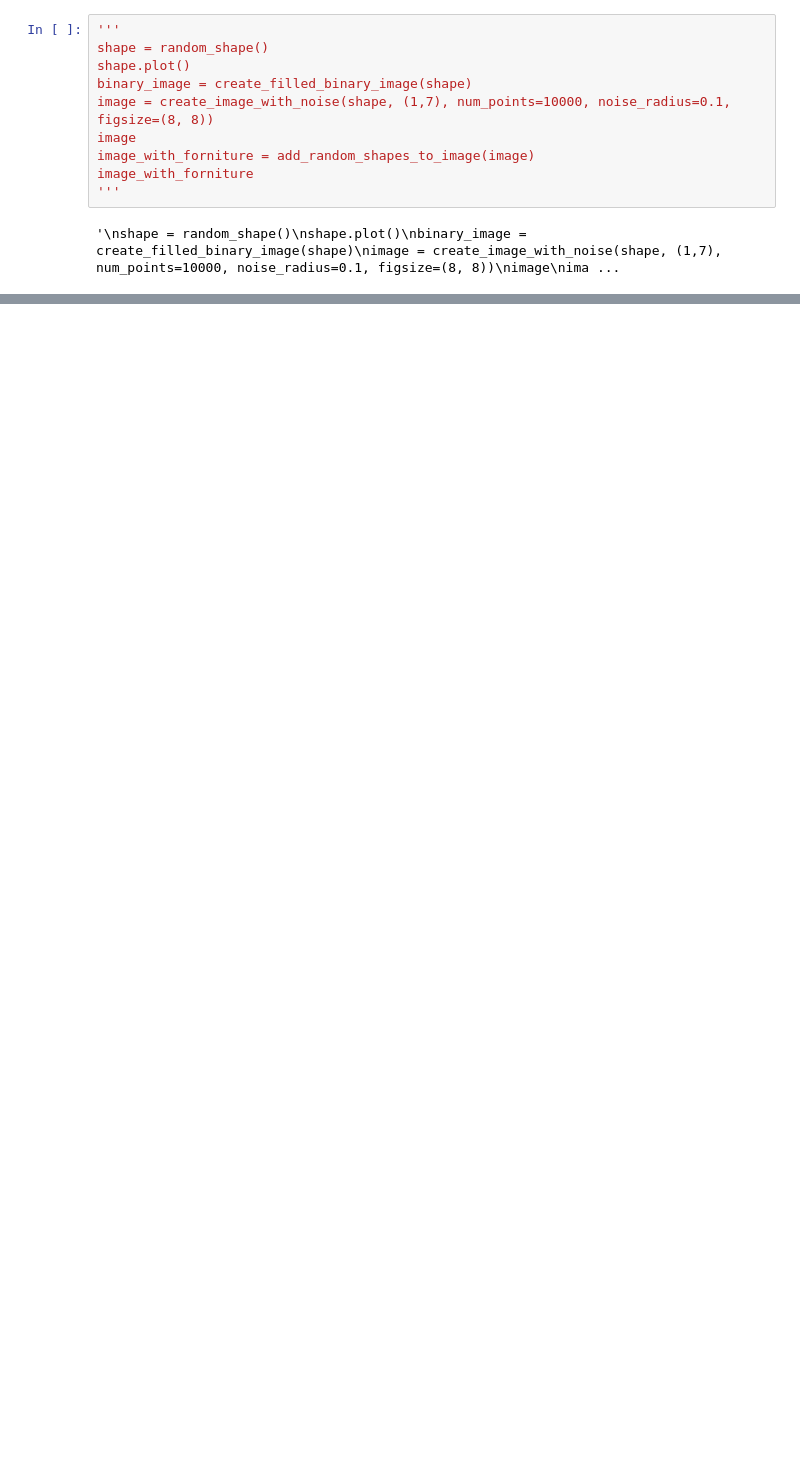
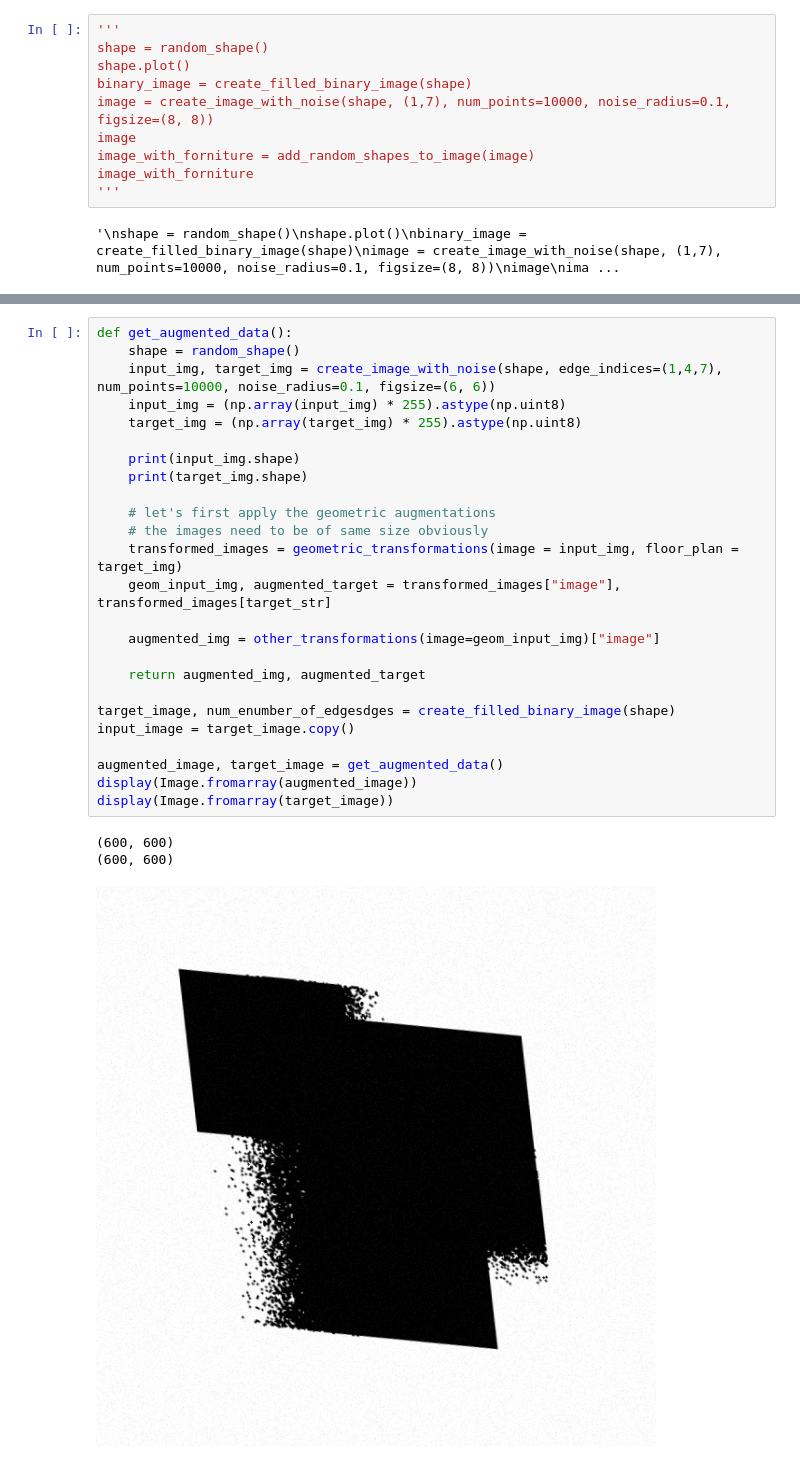
Before and after one commit to DKormann/immorise_2d, a Jupyter notebook: data_loader/bin_img_generator_v1.ipynb, the cells around one changed output, grey strips where cells are left out. Cells and saved outputs as stored; diff of their text form; blank space fills up the shorter version.

```diff
--- a/data_loader/bin_img_generator_v1.ipynb
+++ b/data_loader/bin_img_generator_v1.ipynb
@@ -248,0 +293,29 @@ for augmented_image in augmented_images:
+# %%
+def get_augmented_data():
+    shape = random_shape()
+    input_img, target_img = create_image_with_noise(shape, edge_indices=(1,4,7), num_points=10000, noise_radius=0.1, figsize=(6, 6))
+    input_img = (np.array(input_img) * 255).astype(np.uint8)
+    target_img = (np.array(target_img) * 255).astype(np.uint8)
+
+    print(input_img.shape)
+    print(target_img.shape)
+
+    # let's first apply the geometric augmentations
+    # the images need to be of same size obviously
+    transformed_images = geometric_transformations(image = input_img, floor_plan = target_img)
+    geom_input_img, augmented_target = transformed_images["image"], transformed_images[target_str]
+
+    augmented_img = other_transformations(image=geom_input_img)["image"]
+
+    return augmented_img, augmented_target
+
+target_image, num_enumber_of_edgesdges = create_filled_binary_image(shape)
+input_image = target_image.copy()
+
+augmented_image, target_image = get_augmented_data()
+display(Image.fromarray(augmented_image))
+display(Image.fromarray(target_image))
+# %% [output]
+(600, 600)
+(600, 600)
+[figure, added]
```
Also changed, not shown: parts of 10 cells of this notebook.
